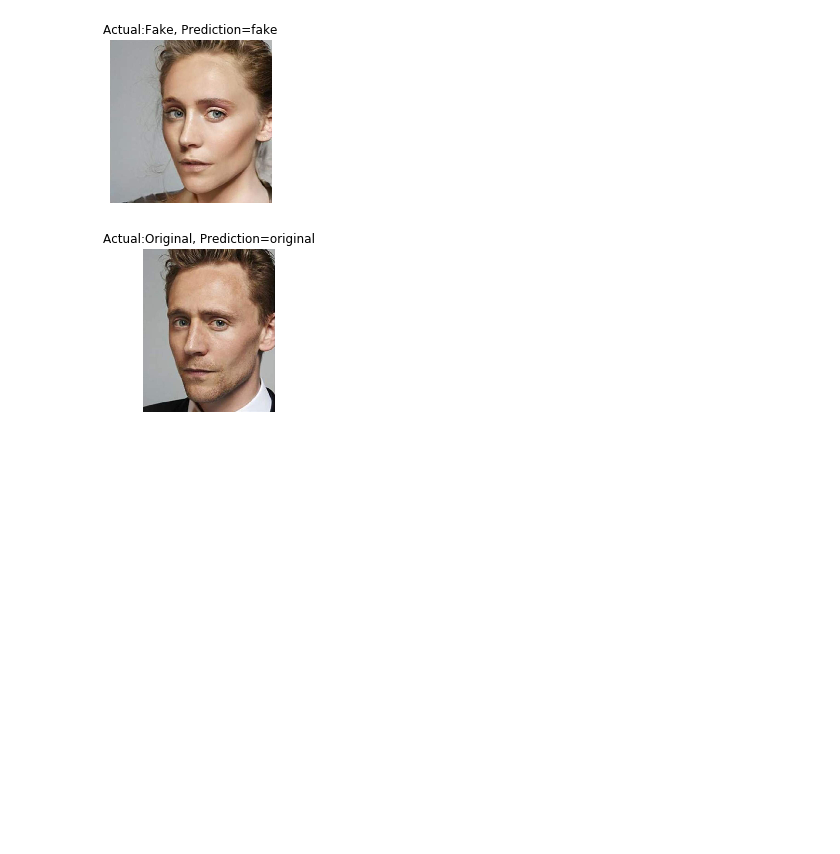
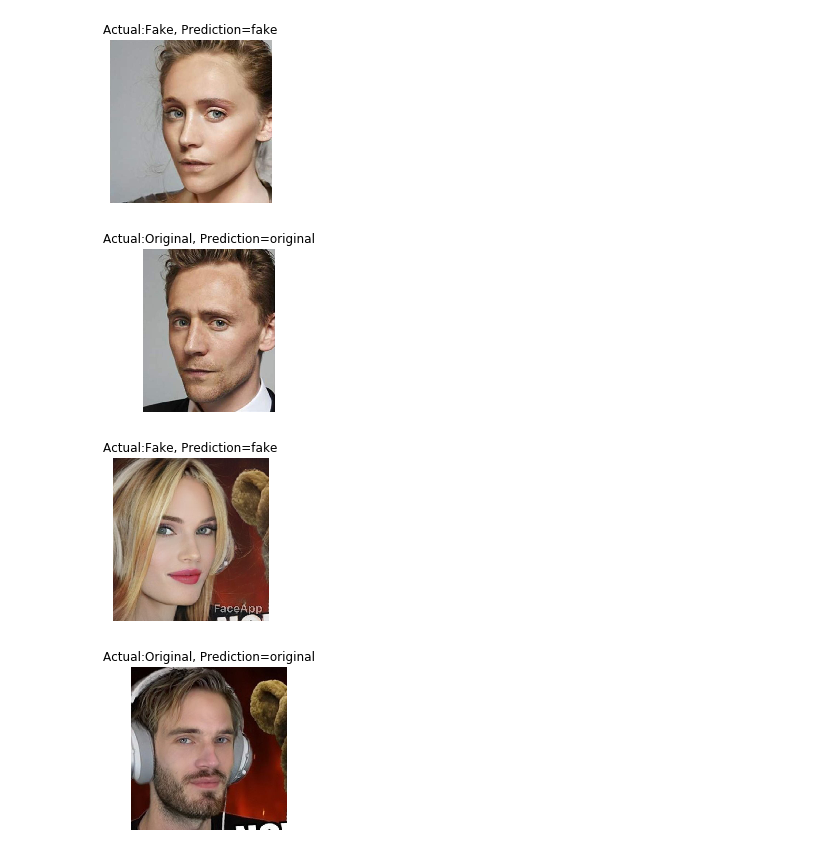
Before and after one commit to moaaztaha/Faceapp-Gender-Swap-Detection, a Jupyter notebook: Testing.ipynb, the cells around one changed output. Saved outputs shown, nothing was run; the diff lists cells and outputs as text; code cells hidden in the pictures; blank space fills up the shorter version.

```diff
--- a/Testing.ipynb
+++ b/Testing.ipynb
@@ -54,3 +54,11 @@ test_2_images([fake_img, orig_img], ['Fake', 'Original'])
 # %% [output]
 [figure]
 [figure]
+# %%
+fake_img = open_image('imgs/pew_f.jpg')
+orig_img = open_image('imgs/pew_o.jpg')
+
+test_2_images([fake_img, orig_img], ['Fake', 'Original'])
+# %% [output]
+[figure, added]
+[figure, added]
```
Also changed, not shown: 10 other files.
